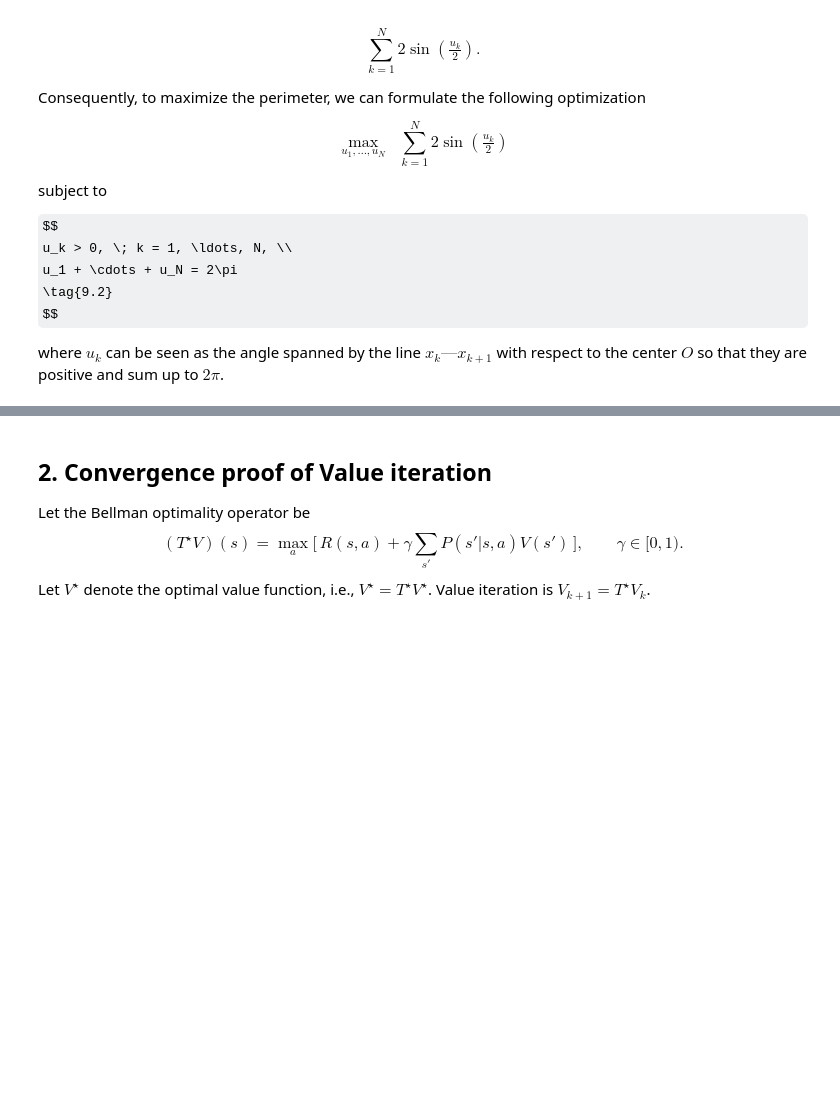
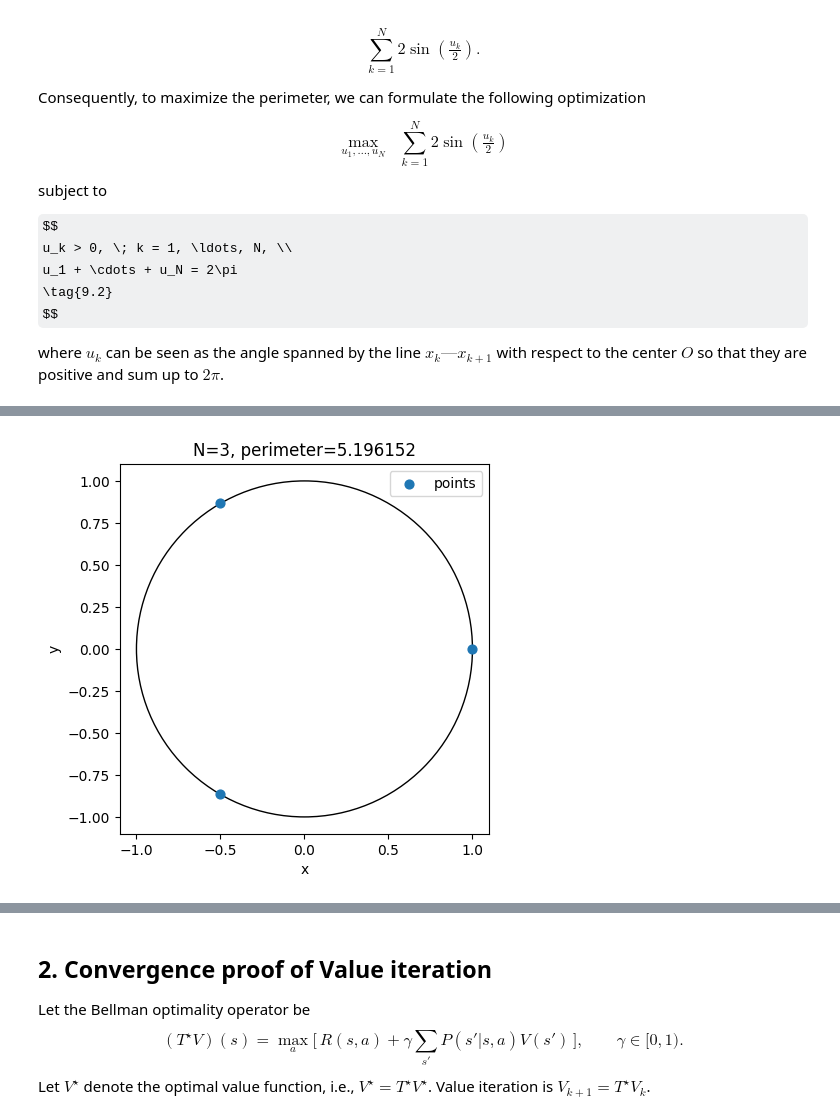
Before and after one commit to MattJmt/2025-ES-AM-158-PSET, a Jupyter notebook: PSET1/pset1.ipynb, the cells around one changed output, grey strips where cells are left out. Cells and saved outputs as stored; diff of their text form; code cells hidden in the pictures; some formulas as TeX source; blank space fills up the shorter version.

```diff
--- a/PSET1/pset1.ipynb
+++ b/PSET1/pset1.ipynb
@@ -400,62 +461,65 @@ import numpy as np
 from scipy.optimize import minimize
 import matplotlib.pyplot as plt
 
-# -------- Parameters --------
-N = 10  # Number of points
+for N in [3,10,100]:
+    # -------- Parameters --------
+    # N = 10  # Number of points
 
-# -------- Objective: polygon perimeter on the unit circle (edge length = 2*sin(u/2)) --------
-def perimeter(u):
-    ##############################
-    # TODO BLOCK
-    ##############################
+    # -------- Objective: polygon perimeter on the unit circle (edge length = 2*sin(u/2)) --------
+    def perimeter(u):
+        ##############################
+        # TODO BLOCK
+        return np.sum(2.0 * np.sin(u / 2.0))
+        ##############################
 
-def neg_perimeter(u):
-# SciPy minimizes; negate to perform maximization
-    return -perimeter(u)
+    def neg_perimeter(u):
+    # SciPy minimizes; negate to perform maximization
+        return -perimeter(u)
 
-# -------- Constraints & initialization --------
-# Linear equality: sum(a) = 2π
-eq_cons = {'type': 'eq', 'fun': lambda u: np.sum(u) - 2.0 * np.pi}
+    # -------- Constraints & initialization --------
+    # Linear equality: sum(a) = 2π
+    eq_cons = {'type': 'eq', 'fun': lambda u: np.sum(u) - 2.0 * np.pi}
 
-# Bounds: u_i ∈ [0, 2π] (upper bound helps numerics)
-bounds = [(0.0, 2.0 * np.pi)] * N
+    # Bounds: u_i ∈ [0, 2π] (upper bound helps numerics)
+    bounds = [(0.0, 2.0 * np.pi)] * N
 
-# Initial guess: positive random vector normalized to 2π
-rng = np.random.default_rng(0)
-u0 = rng.random(N)
-u0 = u0 / u0.sum() * 2.0 * np.pi
+    # Initial guess: positive random vector normalized to 2π
+    rng = np.random.default_rng(0)
+    u0 = rng.random(N)
+    u0 = u0 / u0.sum() * 2.0 * np.pi
 
-# -------- Solve (SLSQP) --------
-res = minimize(
-    neg_perimeter, u0,
-    method='SLSQP',
-    bounds=bounds,
-    constraints=[eq_cons],
-    options={'maxiter': 2000, 'ftol': 1e-12, 'disp': True}
-)
+    # -------- Solve (SLSQP) --------
+    res = minimize(
+        neg_perimeter, u0,
+        method='SLSQP',
+        bounds=bounds,
+        constraints=[eq_cons],
+        options={'maxiter': 2000, 'ftol': 1e-12, 'disp': True}
+    )
 
-uopt = res.x
-print("Success:", res.success, "| message:", res.message)
-print("Perimeter =", perimeter(uopt))
+    uopt = res.x
+    print("Success:", res.success, "| message:", res.message)
+    print("Perimeter =", perimeter(uopt))
 
-# -------- Recover vertex angles x by cumulative sum (x[0]=0; others accumulate preceding gaps) --------
-x = np.zeros(N)
-x[1:] = np.cumsum(uopt[:-1])
+    # -------- Recover vertex angles x by cumulative sum (x[0]=0; others accumulate preceding gaps) --------
+    x = np.zeros(N)
+    x[1:] = np.cumsum(uopt[:-1])
 
-# -------- Plot --------
-fig, ax = plt.subplots()
-# Draw unit circle
-circle = plt.Circle((0, 0), 1.0, fill=False)
-ax.add_patch(circle)
+    # -------- Plot --------
+    fig, ax = plt.subplots()
+    # Draw unit circle
+    circle = plt.Circle((0, 0), 1.0, fill=False)
+    ax.add_patch(circle)
 
-# Scatter vertices
-ax.scatter(np.cos(x), np.sin(x), s=40, label="points")
+    # Scatter vertices
+    ax.scatter(np.cos(x), np.sin(x), s=40, label="points")
 
-ax.set_aspect('equal', adjustable='box')
-ax.set_xlim(-1.1, 1.1)
-ax.set_ylim(-1.1, 1.1)
-ax.set_xlabel("x")
-ax.set_ylabel("y")
-ax.set_title(f"N={N}, perimeter={perimeter(uopt):.6f}")
-ax.legend()
-plt.show()
+    ax.set_aspect('equal', adjustable='box')
+    ax.set_xlim(-1.1, 1.1)
+    ax.set_ylim(-1.1, 1.1)
+    ax.set_xlabel("x")
+    ax.set_ylabel("y")
+    ax.set_title(f"N={N}, perimeter={perimeter(uopt):.6f}")
+    ax.legend()
+    plt.show()
+# %% [output]
@@ -461,0 +533 @@ plt.show()
+[figure, added]
```
Also changed, not shown: parts of 19 cells of this notebook.
